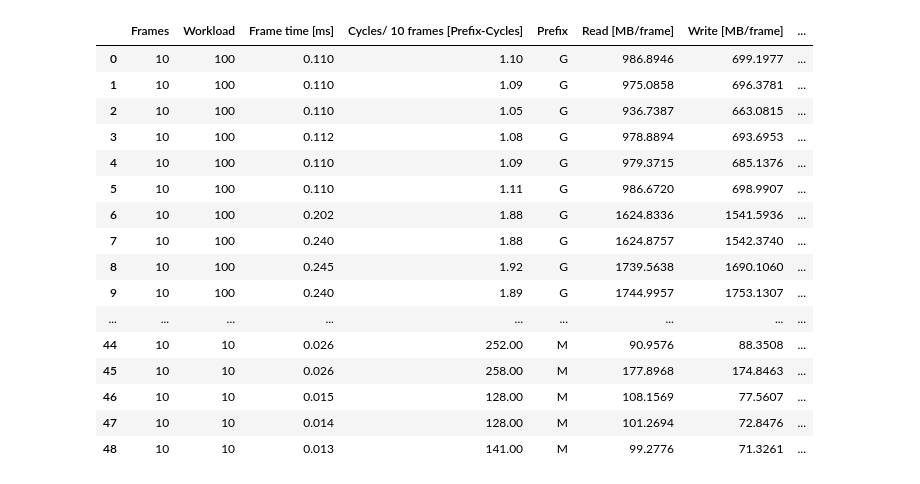
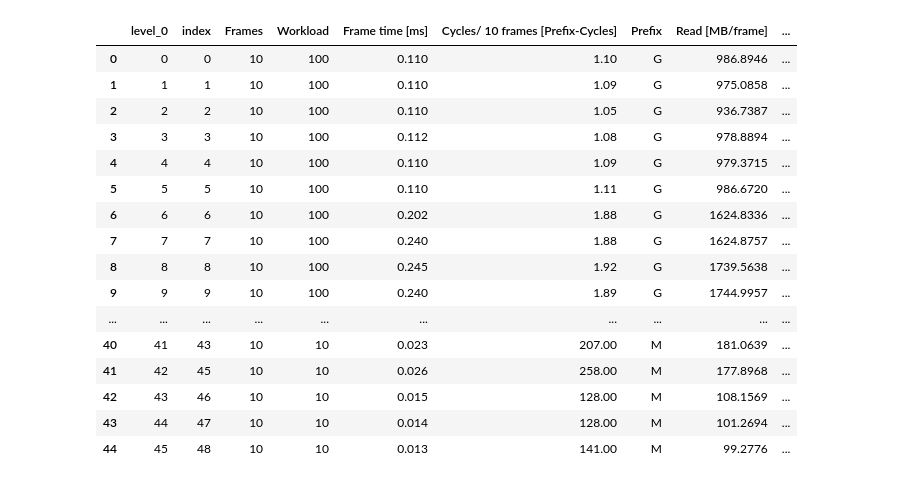
Before and after one commit to DanielRahme/filament, a Jupyter notebook: performance/pbr_performance.ipynb, the cells around one changed output. Saved outputs shown, nothing was run; the diff lists cells and outputs as text; code cells hidden in the pictures.

```diff
--- a/performance/pbr_performance.ipynb
+++ b/performance/pbr_performance.ipynb
@@ -25,27 +6,33 @@ df
 # %%
 df["Capture time [s]"] = df["Capture time [s]"].str.replace("s", "").astype(float)
 df["fps"] = df["Frames"] / df["Capture time [s]"]
-df["fps_norm"] = (df["fps"]-df["fps"].min())/(df["fps"].max()-df["fps"].min())
+
 df[["scene", "api", "brdf", "workload"]] = df["Config"].str.split(pat="_", expand=True)
 df["config"] = df["scene"] + "_" + df["api"] + "_" + df["brdf"]
+df["R/W [MB/frame]"] = df["Read [MB/frame]"] + df["Write [MB/frame]"]
+df = df.drop(columns=["Config", "Read [MB/s]", "Write [MB/s]"])
 
-df = df.drop(columns=["Config"])
+# Filter out bad data
+bad_samples = df[df["Comment"] == "bad sample"].index
+df = df.drop(bad_samples, inplace=False).reset_index()
+bad_samples = df[(df["config"] == "lucy_vk_ue4") & (df["workload"] == "10x") & (df["Cycles/ 10 frames [Prefix-Cycles]"] < 200)].index
+df = df.drop(bad_samples, inplace=False).reset_index()
 df
 # %% [output]
-|  | Frames | Workload | Frame time [ms] | Cycles/ 10 frames [Prefix-Cycles] | Prefix | Read [MB/frame] | Write [MB/frame] | ... |
-| 0 | 10 | 100 | 0.110 | 1.10 | G | 986.8946 | 699.1977 | ... |
-| 1 | 10 | 100 | 0.110 | 1.09 | G | 975.0858 | 696.3781 | ... |
-| 2 | 10 | 100 | 0.110 | 1.05 | G | 936.7387 | 663.0815 | ... |
-| 3 | 10 | 100 | 0.112 | 1.08 | G | 978.8894 | 693.6953 | ... |
-| 4 | 10 | 100 | 0.110 | 1.09 | G | 979.3715 | 685.1376 | ... |
-| 5 | 10 | 100 | 0.110 | 1.11 | G | 986.6720 | 698.9907 | ... |
-| 6 | 10 | 100 | 0.202 | 1.88 | G | 1624.8336 | 1541.5936 | ... |
-| 7 | 10 | 100 | 0.240 | 1.88 | G | 1624.8757 | 1542.3740 | ... |
-| 8 | 10 | 100 | 0.245 | 1.92 | G | 1739.5638 | 1690.1060 | ... |
-| 9 | 10 | 100 | 0.240 | 1.89 | G | 1744.9957 | 1753.1307 | ... |
-| ... | ... | ... | ... | ... | ... | ... | ... | ... |
-| 44 | 10 | 10 | 0.026 | 252.00 | M | 90.9576 | 88.3508 | ... |
-| 45 | 10 | 10 | 0.026 | 258.00 | M | 177.8968 | 174.8463 | ... |
-| 46 | 10 | 10 | 0.015 | 128.00 | M | 108.1569 | 77.5607 | ... |
-| 47 | 10 | 10 | 0.014 | 128.00 | M | 101.2694 | 72.8476 | ... |
-| 48 | 10 | 10 | 0.013 | 141.00 | M | 99.2776 | 71.3261 | ... |
+|  | level_0 | index | Frames | Workload | Frame time [ms] | Cycles/ 10 frames [Prefix-Cycles] | Prefix | Read [MB/frame] | ... |
+| 0 | 0 | 0 | 10 | 100 | 0.110 | 1.10 | G | 986.8946 | ... |
+| 1 | 1 | 1 | 10 | 100 | 0.110 | 1.09 | G | 975.0858 | ... |
+| 2 | 2 | 2 | 10 | 100 | 0.110 | 1.05 | G | 936.7387 | ... |
+| 3 | 3 | 3 | 10 | 100 | 0.112 | 1.08 | G | 978.8894 | ... |
+| 4 | 4 | 4 | 10 | 100 | 0.110 | 1.09 | G | 979.3715 | ... |
+| 5 | 5 | 5 | 10 | 100 | 0.110 | 1.11 | G | 986.6720 | ... |
+| 6 | 6 | 6 | 10 | 100 | 0.202 | 1.88 | G | 1624.8336 | ... |
+| 7 | 7 | 7 | 10 | 100 | 0.240 | 1.88 | G | 1624.8757 | ... |
+| 8 | 8 | 8 | 10 | 100 | 0.245 | 1.92 | G | 1739.5638 | ... |
+| 9 | 9 | 9 | 10 | 100 | 0.240 | 1.89 | G | 1744.9957 | ... |
+| ... | ... | ... | ... | ... | ... | ... | ... | ... | ... |
+| 40 | 41 | 43 | 10 | 10 | 0.023 | 207.00 | M | 181.0639 | ... |
+| 41 | 42 | 45 | 10 | 10 | 0.026 | 258.00 | M | 177.8968 | ... |
+| 42 | 43 | 46 | 10 | 10 | 0.015 | 128.00 | M | 108.1569 | ... |
+| 43 | 44 | 47 | 10 | 10 | 0.014 | 128.00 | M | 101.2694 | ... |
+| 44 | 45 | 48 | 10 | 10 | 0.013 | 141.00 | M | 99.2776 | ... |
```
Also changed, not shown: parts of 14 cells of this notebook.
